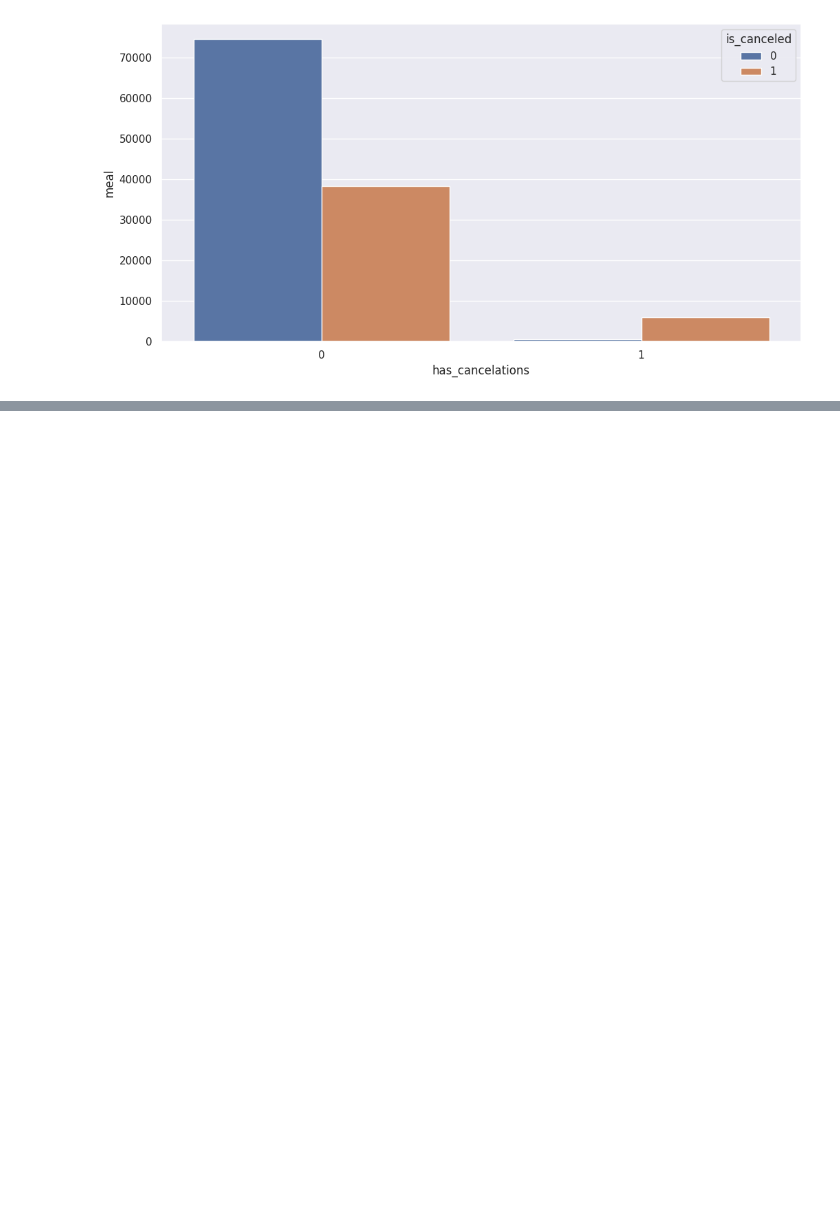
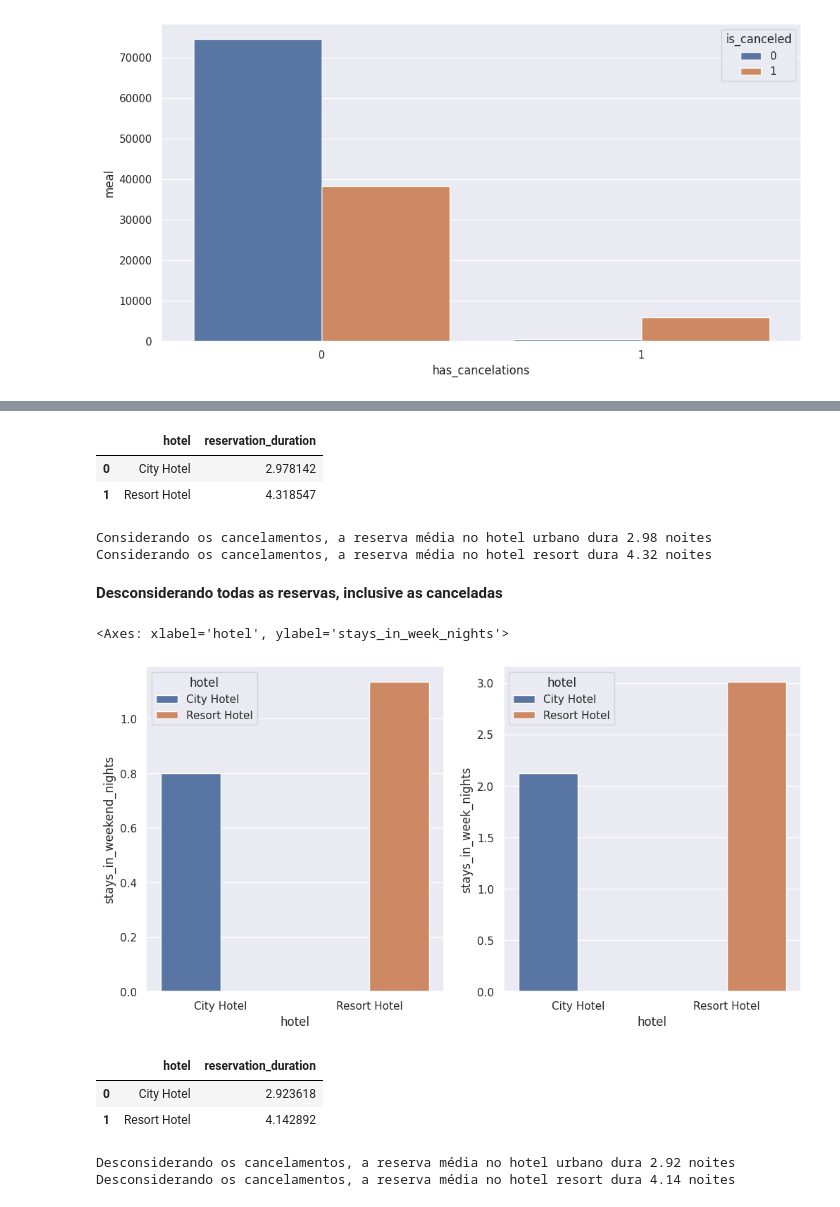
Before and after one commit to brunopiato/projeto_CDS_hotel, a Jupyter notebook: analises_preliminares.ipynb, the cells around one changed output, grey strips where cells are left out. Drawn from its saved outputs; the diff is of its cells as text; code cells hidden in the pictures; blank space fills up the shorter version.

```diff
--- a/analises_preliminares.ipynb
+++ b/analises_preliminares.ipynb
@@ -480,0 +590,3 @@ sns.barplot(data = aux,
+# %%
+raw_data['reservation_duration'] = raw_data['stays_in_weekend_nights'] + raw_data['stays_in_week_nights']
+raw_data[['stays_in_weekend_nights', 'stays_in_week_nights', 'reservation_duration']]
@@ -480,0 +607,48 @@ sns.barplot(data = aux,
+# %%
+aux = raw_data[['hotel', 'reservation_duration']].groupby('hotel').mean().reset_index()
+aux
+# %% [output]
+|  | hotel | reservation_duration |
+| 0 | City Hotel | 2.978142 |
+| 1 | Resort Hotel | 4.318547 |
+# %%
+print(f'Considerando os cancelamentos, a reserva média no hotel urbano dura {round(aux.iloc[0,1], 2)} noites')
+print(f'Considerando os cancelamentos, a reserva média no hotel resort dura {round(aux.iloc[1,1], 2)} noites')
+# %% [output]
+Considerando os cancelamentos, a reserva média no hotel urbano dura 2.98 noites
+Considerando os cancelamentos, a reserva média no hotel resort dura 4.32 noites
+# %% [markdown]
+**Desconsiderando todas as reservas, inclusive as canceladas**
+# %%
+aux = raw_data[raw_data['is_canceled'] == 0]
+
+aux_weekend = aux[['hotel', 'stays_in_weekend_nights']].groupby('hotel').mean().reset_index()
+aux_week = aux[['hotel', 'stays_in_week_nights']].groupby('hotel').mean().reset_index()
+# %%
+fig, axes = plt.subplots(1,2)
+sns.barplot(data = aux_weekend,
+            x = 'hotel',
+            y = 'stays_in_weekend_nights',
+            hue = 'hotel',
+            ax = axes[0])
+sns.barplot(data = aux_week,
+            x = 'hotel',
+            y = 'stays_in_week_nights',
+            hue = 'hotel',
+            ax = axes[1])
+# %% [output]
+<Axes: xlabel='hotel', ylabel='stays_in_week_nights'>
+[figure, added]
+# %%
+aux = aux[['hotel', 'reservation_duration']].groupby('hotel').mean().reset_index()
+aux
+# %% [output]
+|  | hotel | reservation_duration |
+| 0 | City Hotel | 2.923618 |
+| 1 | Resort Hotel | 4.142892 |
+# %%
+print(f'Desconsiderando os cancelamentos, a reserva média no hotel urbano dura {round(aux.iloc[0,1], 2)} noites')
+print(f'Desconsiderando os cancelamentos, a reserva média no hotel resort dura {round(aux.iloc[1,1], 2)} noites')
+# %% [output]
+Desconsiderando os cancelamentos, a reserva média no hotel urbano dura 2.92 noites
+Desconsiderando os cancelamentos, a reserva média no hotel resort dura 4.14 noites
```
Also changed, not shown: parts of 54 cells of this notebook.
